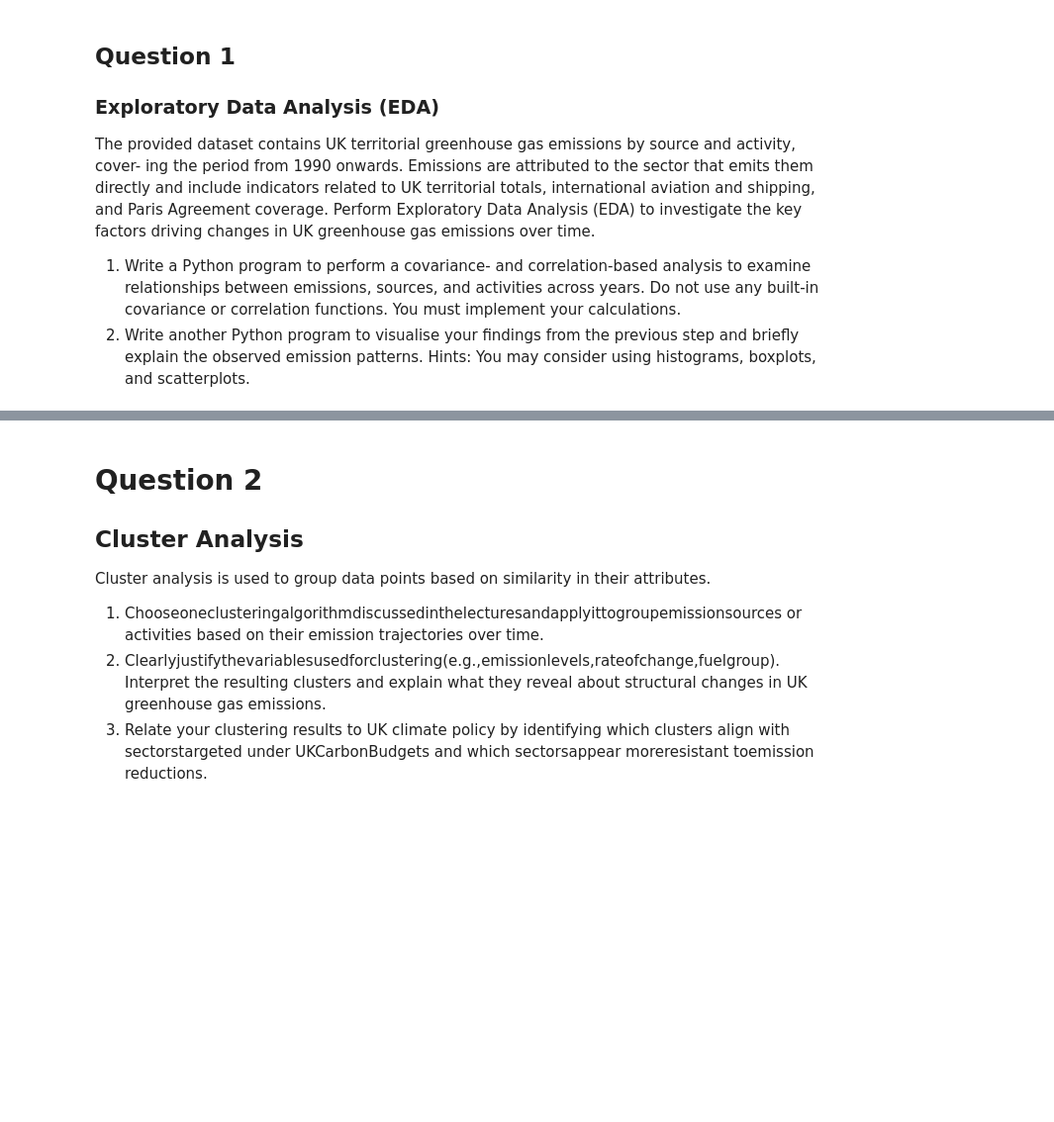
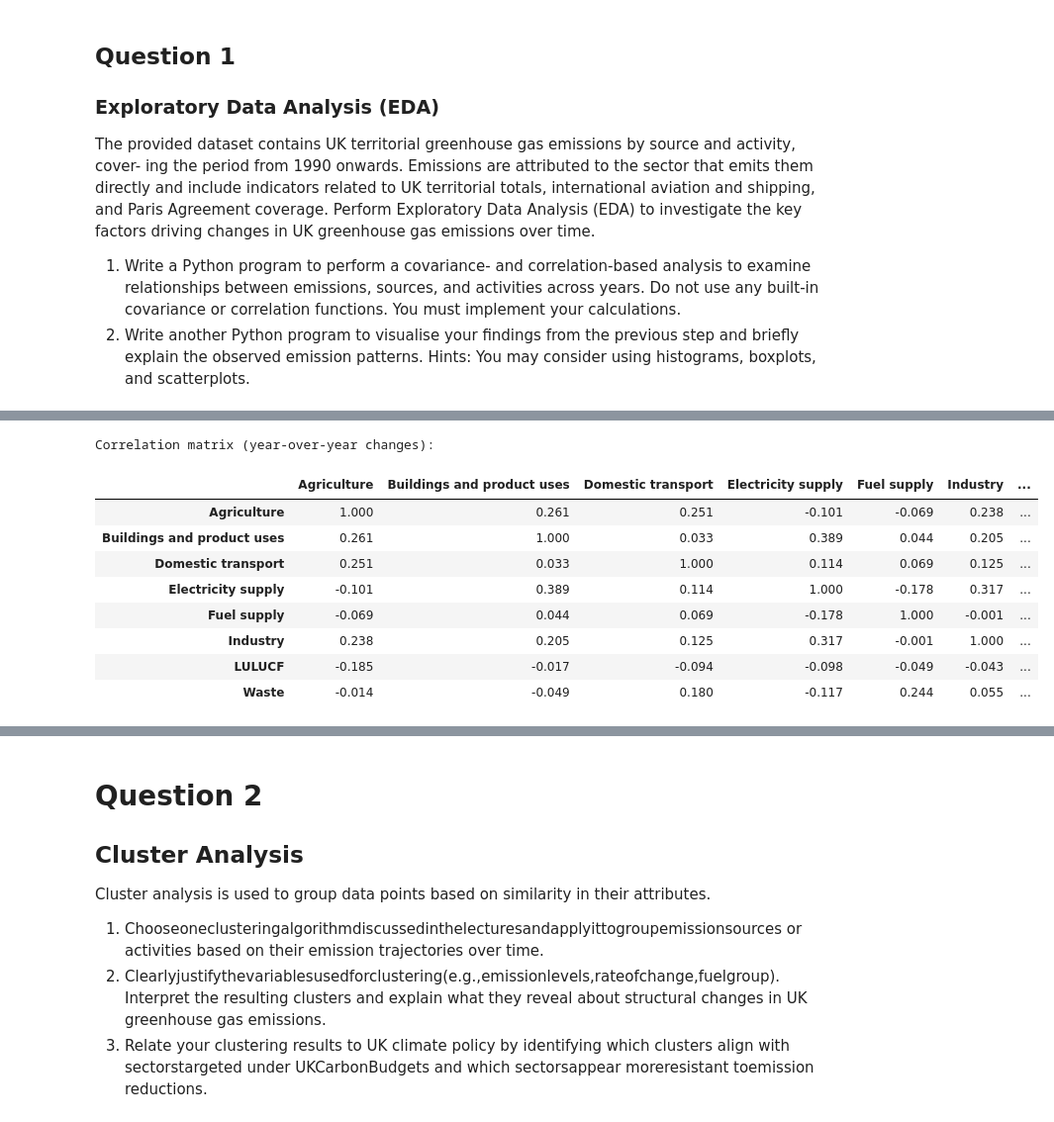
Before and after one commit to PontusNeumann/CBS-Spring26, a Jupyter notebook: alex_ml_ma1.ipynb, the cells around one changed output, grey strips where cells are left out. Shown at 99% size. Saved outputs shown, nothing was run; the diff lists cells and outputs as text; code cells hidden in the pictures; blank space fills up the shorter version.

```diff
--- a/alex_ml_ma1.ipynb
+++ b/alex_ml_ma1.ipynb
@@ -19,0 +160,25 @@ and scatterplots.
+# %%
+# --- Step 6: Year-over-year differenced correlation ---
+# Strips out shared downward trend to show actual short-term co-movement
+
+diff = pivot.diff().dropna()
+
+diff_corr = pd.DataFrame(index=sectors, columns=sectors, dtype=float)
+
+for s1 in sectors:
+    for s2 in sectors:
+        diff_corr.loc[s1, s2] = correlation(diff[s1].values, diff[s2].values)
+
+print("Correlation matrix (year-over-year changes):")
+display(diff_corr.round(3))
+# %% [output]
+Correlation matrix (year-over-year changes):
+|  | Agriculture | Buildings and product uses | Domestic transport | Electricity supply | Fuel supply | Industry | ... |
+| Agriculture | 1.000 | 0.261 | 0.251 | -0.101 | -0.069 | 0.238 | ... |
+| Buildings and product uses | 0.261 | 1.000 | 0.033 | 0.389 | 0.044 | 0.205 | ... |
+| Domestic transport | 0.251 | 0.033 | 1.000 | 0.114 | 0.069 | 0.125 | ... |
+| Electricity supply | -0.101 | 0.389 | 0.114 | 1.000 | -0.178 | 0.317 | ... |
+| Fuel supply | -0.069 | 0.044 | 0.069 | -0.178 | 1.000 | -0.001 | ... |
+| Industry | 0.238 | 0.205 | 0.125 | 0.317 | -0.001 | 1.000 | ... |
+| LULUCF | -0.185 | -0.017 | -0.094 | -0.098 | -0.049 | -0.043 | ... |
+| Waste | -0.014 | -0.049 | 0.180 | -0.117 | 0.244 | 0.055 | ... |
```
Also changed, not shown: parts of 8 cells of this notebook.
